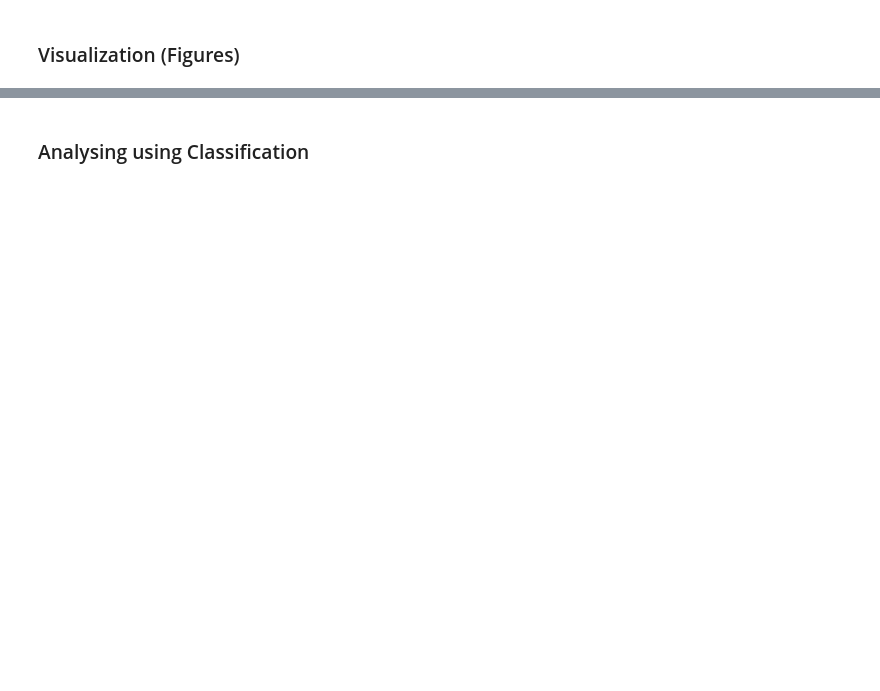
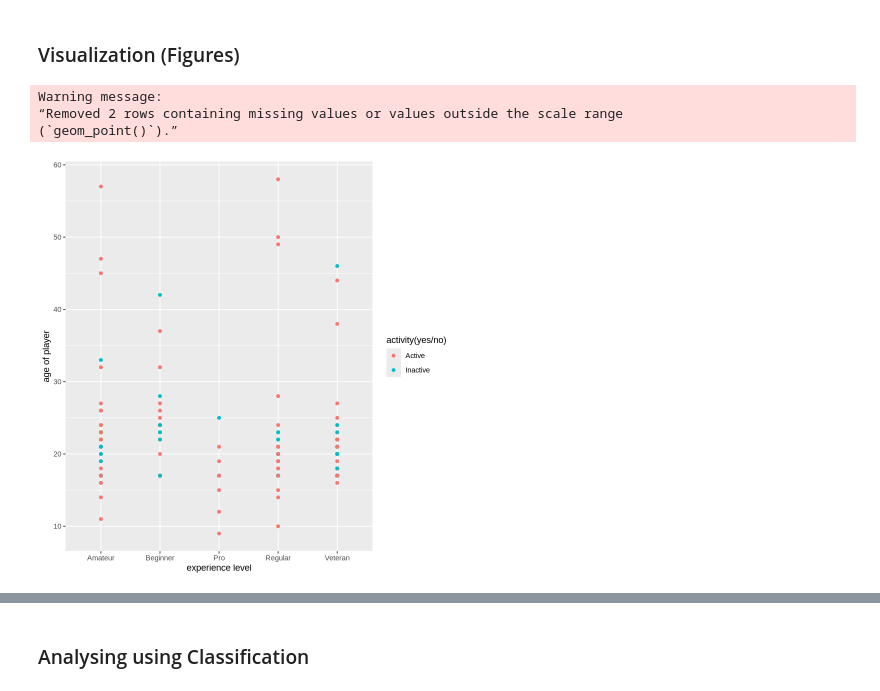
Before and after one commit to lucychenyun/DSCI100-Project-Group, a Jupyter notebook: Project.ipynb, the cells around one changed output, grey strips where cells are left out. Drawn from its saved outputs; the diff is of its cells as text; code cells hidden in the pictures; blank space fills up the shorter version.

Commit message:
Added two plots

```diff
--- a/Project.ipynb
+++ b/Project.ipynb
@@ -93,2 +97,13 @@ A tibble: 196 × 8
 # %% [markdown]
 ### Visualization (Figures)
+# %%
+plot_1 <- player_data_2 |>
+    ggplot(aes(x=experience, y=Age, color=active))+
+    geom_point()+
+    labs(x="experience level", y="age of player", color="activity(yes/no)")
+plot_1
+# %% [output]
+Warning message:
+“Removed 2 rows containing missing values or values outside the scale range
+(`geom_point()`).”
+[figure, added]
```
Also changed, not shown: parts of 3 cells of this notebook.
